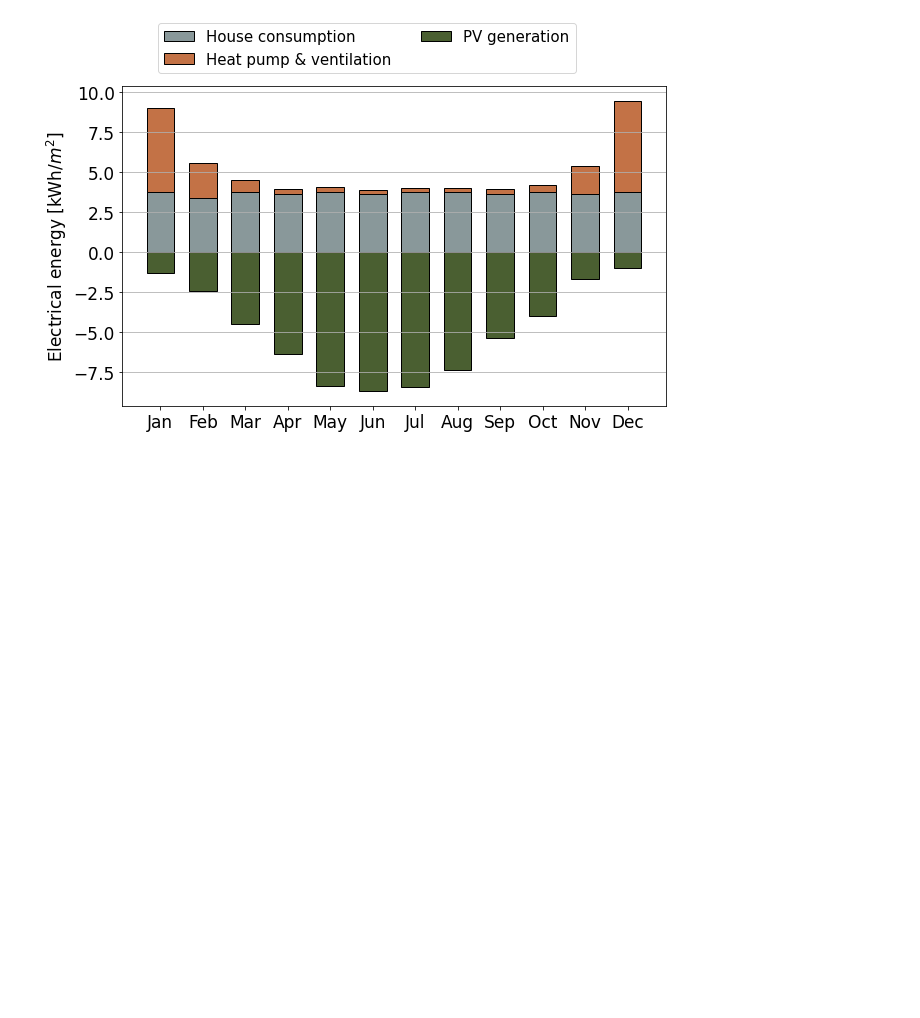
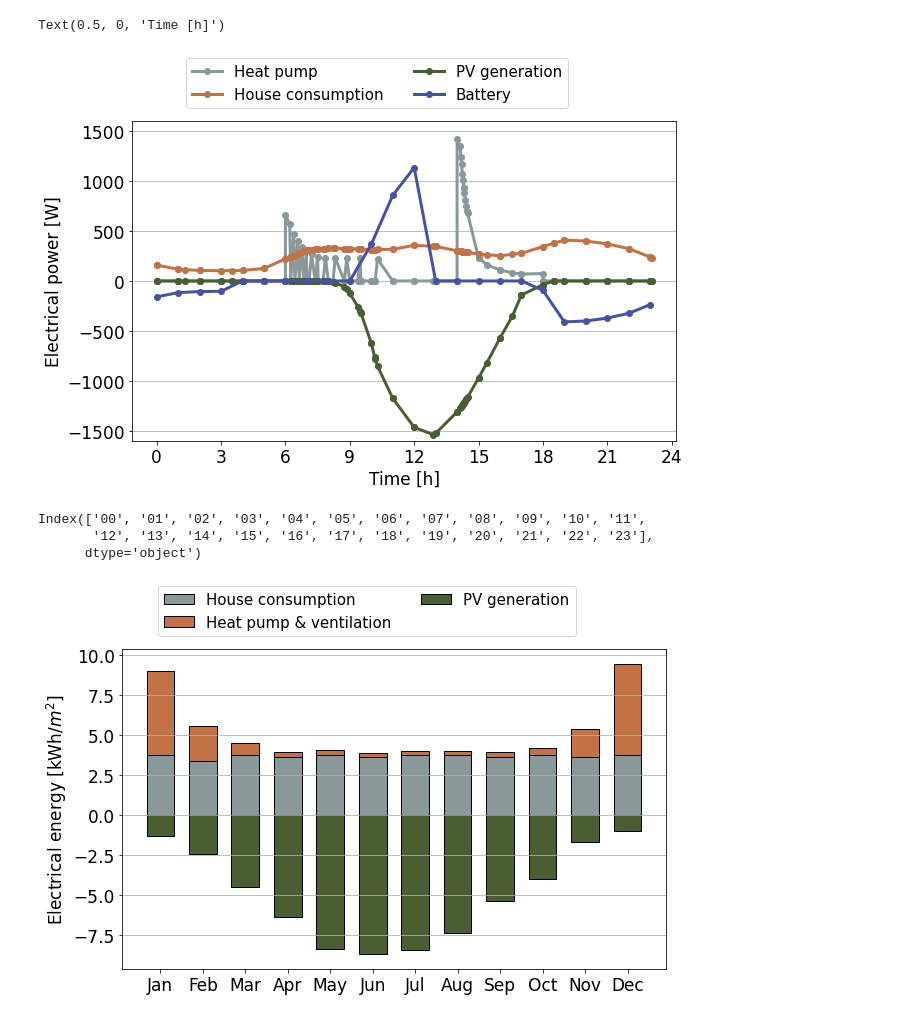
Before and after one commit to nicocarbo/RoofKIT, a Jupyter notebook: roofkit/Resources/EvaluationResults/Results_D6.ipynb, the cells around one changed output. Drawn from its saved outputs; the diff is of its cells as text; code cells hidden in the pictures; blank space fills up the shorter version.

```diff
--- a/roofkit/Resources/EvaluationResults/Results_D6.ipynb
+++ b/roofkit/Resources/EvaluationResults/Results_D6.ipynb
@@ -171,6 +171,54 @@ data_hp_th = pd.Series(monthly_sum(energy_df.Q_heatPump, energy_df.Time),
 energy_solCol = solarcol_mflow*4200*(solarcol_df['Coll_Out_T']-solarcol_df['Coll_In_T'])
 data_solCol = pd.Series(monthly_sum(energy_solCol, energy_df.Time),
                           index=energy_df.resample('M').sum().index[:-1])
+# %%
+battery = pd.DataFrame({'Time': time,
+                    'SOC': r.values(u'bat.SOC')[1],
+                    'Pbat': r.values(u'bat.P')[1]},
+                columns=['Time', 'SOC', 'Pbat'])
+
+battery.index = time_dt
+battery = battery[~battery.index.duplicated(keep='first')]
+battery = battery.resample('H').mean()
+
+############################
+# Heat pump operation plot #
+############################
+# Array of colors according to RoofKIT color code
+colarray = ['#89989A', '#C37246', '#4A5F31', '#4653A5', '#E2B01F', '#000000']
+dayplot = '1970-10-24'
+# Electrical energy plot
+fig, ax = plt.subplots(figsize=[9,6])
+plt.subplots_adjust(bottom=0.10, top = 0.84,
+                    left = 0.13, right = 0.97)
+ax.yaxis.grid()
+ax.plot(energy_df['EE_heatPump'][dayplot].index,energy_df['EE_heatPump'][dayplot],
+         '-o', c= colarray[0], linewidth = 3, label = "SC")
+ax.plot(energy_df['EE_house'][dayplot].index,energy_df['EE_house'][dayplot],
+         '-o', c= colarray[1], linewidth = 3, label = "SC")
+ax.plot(energy_df['EE_PV'][dayplot].index,-energy_df['EE_PV'][dayplot],
+         '-o', c= colarray[2], linewidth = 3, label = "SC")
+
+ax.plot(battery['Pbat'][dayplot].index,battery['Pbat'][dayplot],
+         '-o', c= colarray[3], linewidth = 3, label = "SOC")
+#ax.xaxis.set_ticks(np.arange(0,len(battery['Pbat'][dayplot].index)))
+ax.set_xticklabels(np.arange(0,25,3), fontsize = 17)
+ax.legend([ 'Heat pump', 'House consumption','PV generation', 'Battery'],
+        fontsize = 15, ncol=2 , loc='upper center',
+        bbox_to_anchor=(0.45, 1.22), framealpha = 0.8)
+ax.set_ylabel('Electrical power [W]', fontsize=17)
+ax.tick_params(labelsize = 17)
+ax.set_ylim([-1600,1600])
+ax.set_xlabel('Time [h]', fontsize=17)
+# %% [output]
+Text(0.5, 0, 'Time [h]')
+[figure, added]
+# %%
+battery['Pbat'][dayplot].index.strftime('%H')
+# %% [output]
+Index(['00', '01', '02', '03', '04', '05', '06', '07', '08', '09', '10', '11',
+       '12', '13', '14', '15', '16', '17', '18', '19', '20', '21', '22', '23'],
+      dtype='object')
 # %%
 ####################
 # Plot the results #
```
